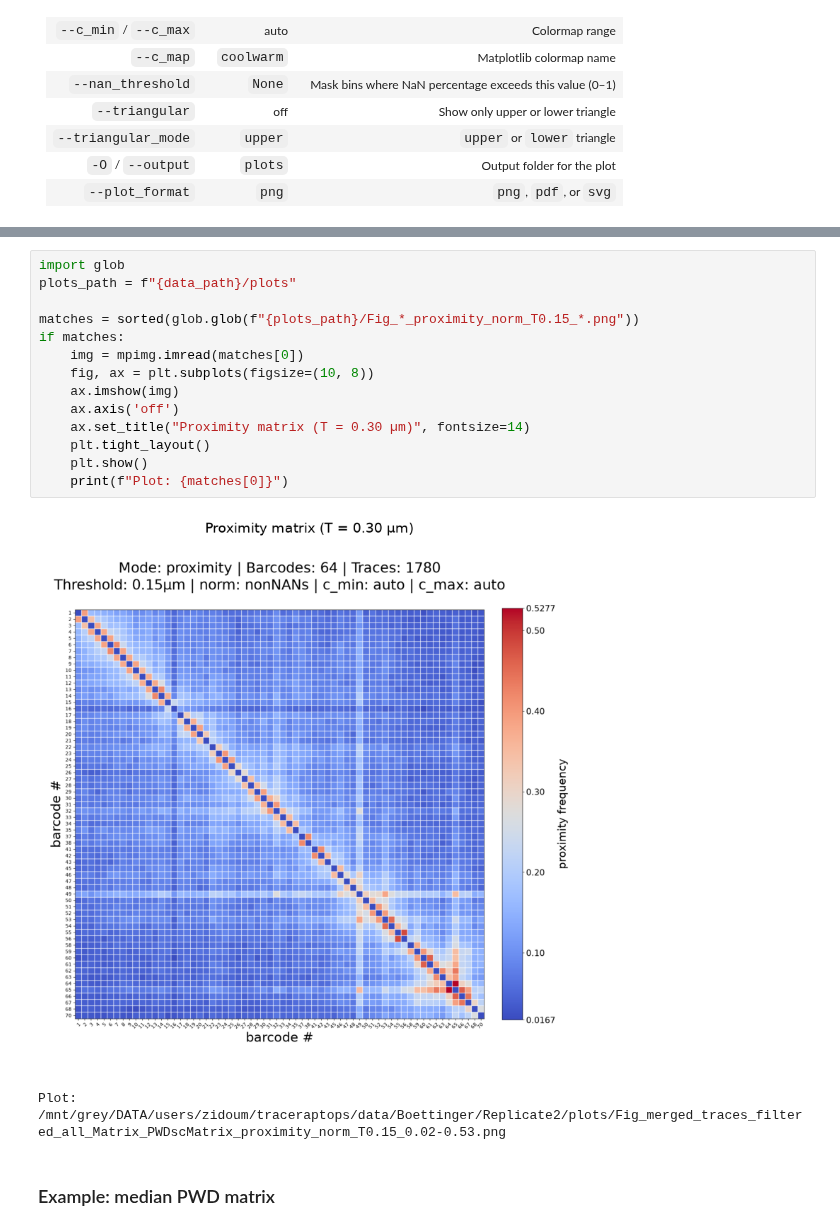
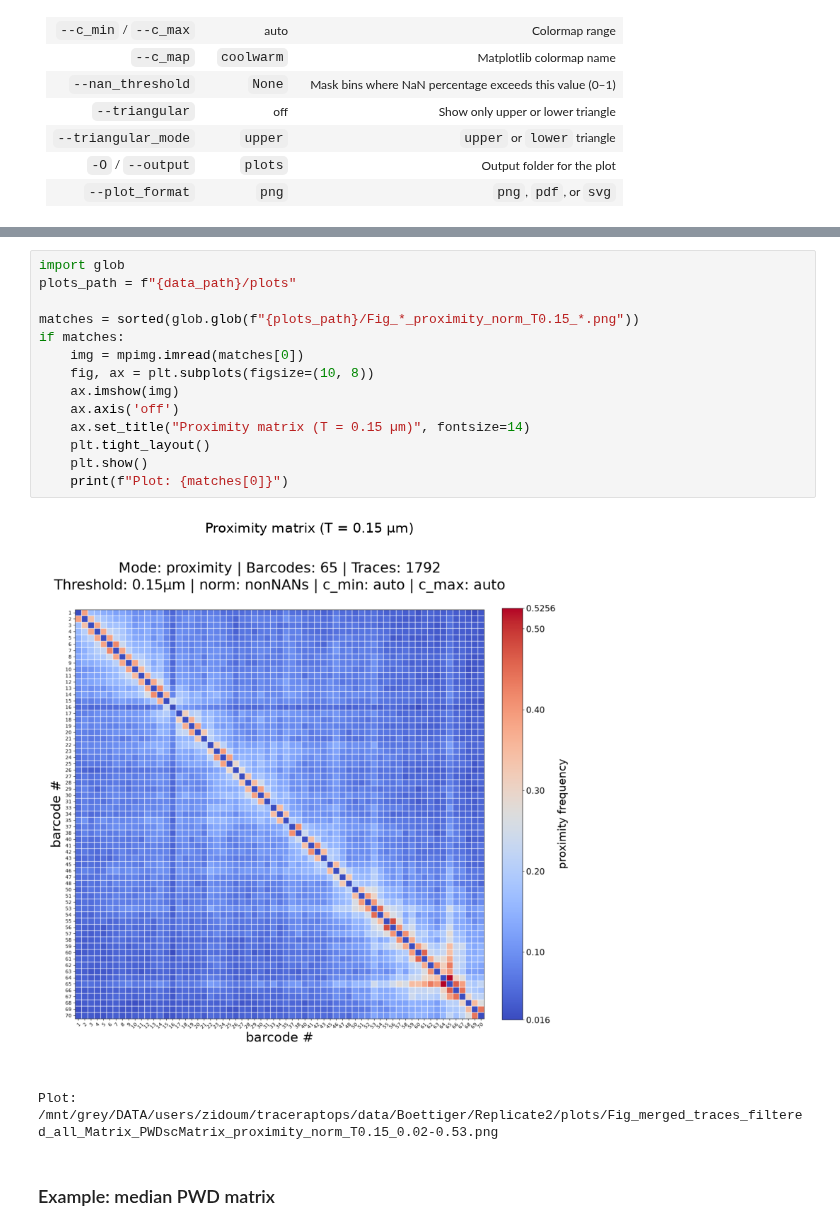
Before and after one commit to pyHi-M/traceratops, a Jupyter notebook: docs/source/tutorials/tutorial_07_matrix_visualization.ipynb, the cells around one changed output, grey strips where cells are left out. Drawn from its saved outputs; the diff is of its cells as text.

```diff
--- a/docs/source/tutorials/tutorial_07_matrix_visualization.ipynb
+++ b/docs/source/tutorials/tutorial_07_matrix_visualization.ipynb
@@ -237,20 +237,20 @@ Output data: /mnt/grey/DATA/users/zidoum/traceraptops/data/Boettinger/Replicate2
 # %%
 import glob
 plots_path = f"{data_path}/plots"
 
 matches = sorted(glob.glob(f"{plots_path}/Fig_*_proximity_norm_T0.15_*.png"))
 if matches:
     img = mpimg.imread(matches[0])
     fig, ax = plt.subplots(figsize=(10, 8))
     ax.imshow(img)
     ax.axis('off')
-    ax.set_title("Proximity matrix (T = 0.30 µm)", fontsize=14)
+    ax.set_title("Proximity matrix (T = 0.15 µm)", fontsize=14)
     plt.tight_layout()
     plt.show()
     print(f"Plot: {matches[0]}")
 # %% [output]
-[figure, old version]
+[figure, new version]
-Plot: /mnt/grey/DATA/users/zidoum/traceraptops/data/Boettinger/Replicate2/plots/Fig_merged_traces_filtered_all_Matrix_PWDscMatrix_proximity_norm_T0.15_0.02-0.53.png
+Plot: /mnt/grey/DATA/users/zidoum/traceraptops/data/Boettiger/Replicate2/plots/Fig_merged_traces_filtered_all_Matrix_PWDscMatrix_proximity_norm_T0.15_0.02-0.53.png
 # %% [markdown]
 ### Example: median PWD matrix
 # %%
```
Also changed, not shown: parts of 8 cells of this notebook, 5 other files.
